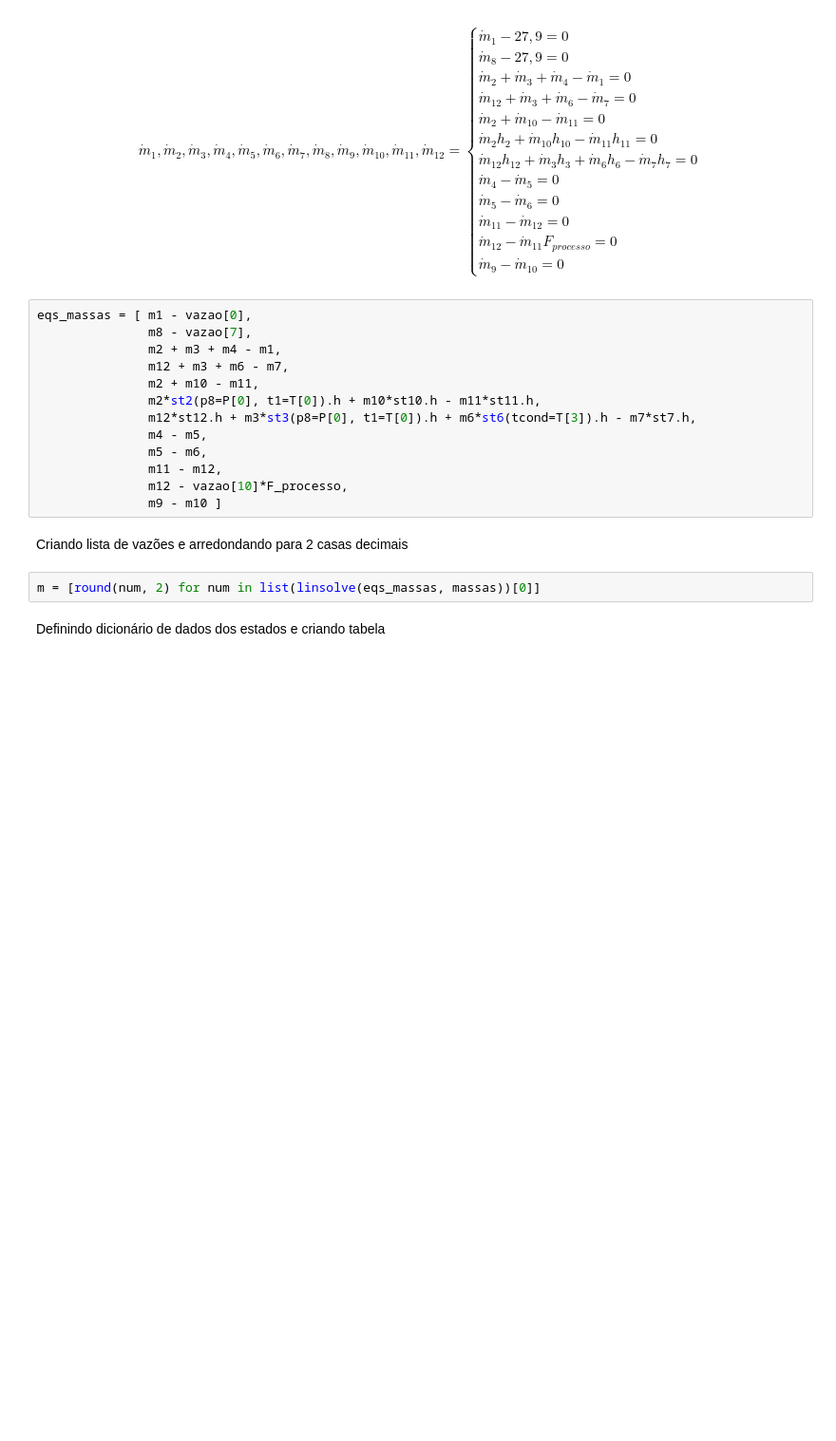
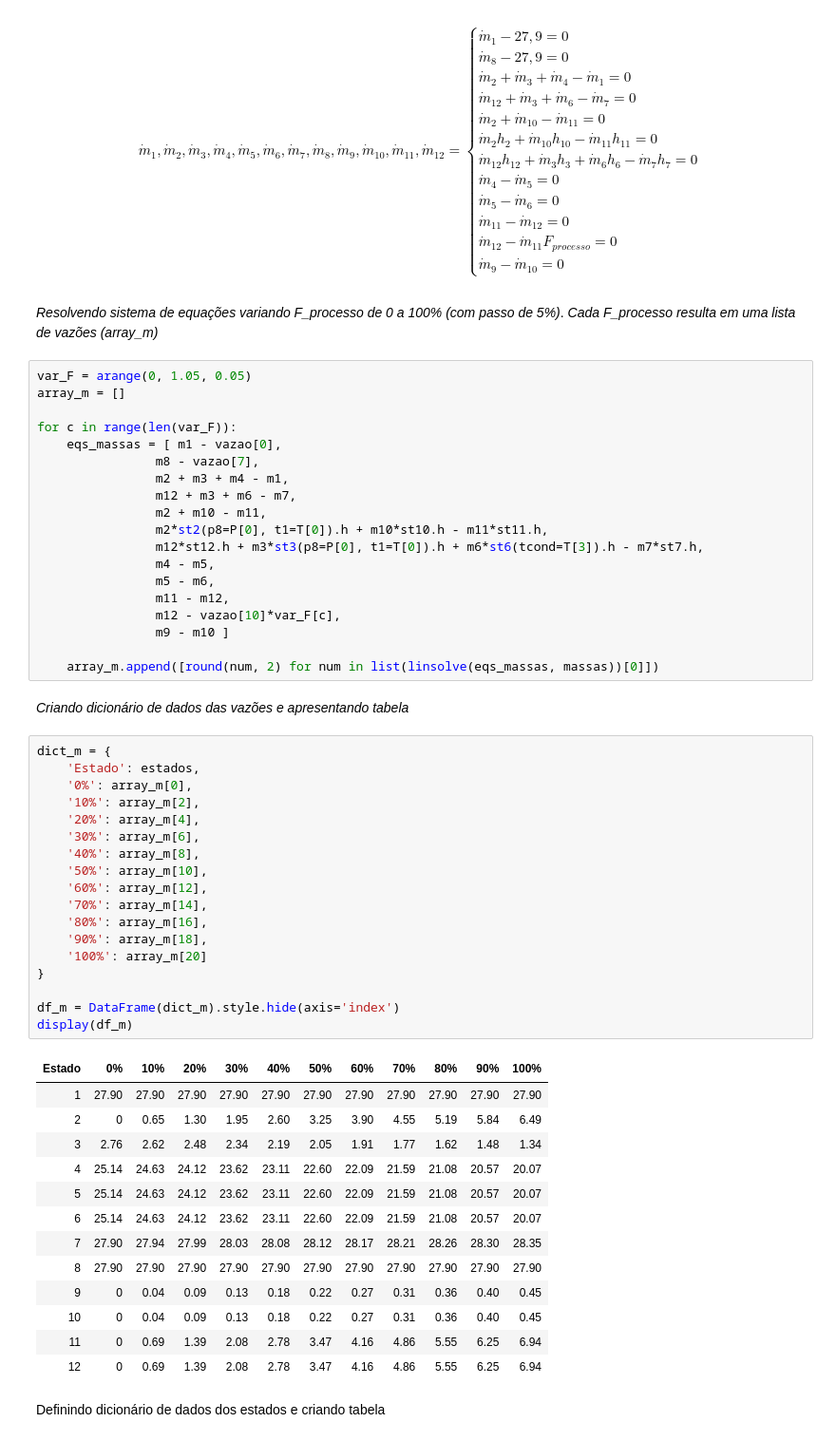
Before and after one commit to luaneng/gdv, a Jupyter notebook: projeto/main.ipynb, the cells around one changed output. Shown at 95% size. Saved outputs shown, nothing was run; the diff lists cells and outputs as text; blank space fills up the shorter version.

```diff
--- a/projeto/main.ipynb
+++ b/projeto/main.ipynb
@@ -231,23 +232,62 @@ $$ \dot{m}_{1}, \dot{m}_{2}, \dot{m}_{3}, \dot{m}_{4}, \dot{m}_{5}, \dot{m}_{6},
 \dot{m}_{9} - \dot{m}_{10} = 0
 \end{array}
 \right. $$
+# %% [markdown]
+_Resolvendo sistema de equações variando F_processo de 0 a 100% (com passo de 5%)_.
+_Cada F_processo resulta em uma lista de vazões (array_m)_
 # %%
-eqs_massas = [ m1 - vazao[0],
-               m8 - vazao[7],
-               m2 + m3 + m4 - m1,
-               m12 + m3 + m6 - m7,
-               m2 + m10 - m11,
-               m2*st2(p8=P[0], t1=T[0]).h + m10*st10.h - m11*st11.h,
-               m12*st12.h + m3*st3(p8=P[0], t1=T[0]).h + m6*st6(tcond=T[3]).h - m7*st7.h,
-               m4 - m5,
-               m5 - m6,
-               m11 - m12,
-               m12 - vazao[10]*F_processo,
-               m9 - m10 ]
+var_F = arange(0, 1.05, 0.05)
+array_m = []
+
+for c in range(len(var_F)):
+    eqs_massas = [ m1 - vazao[0],
+                m8 - vazao[7],
+                m2 + m3 + m4 - m1,
+                m12 + m3 + m6 - m7,
+                m2 + m10 - m11,
+                m2*st2(p8=P[0], t1=T[0]).h + m10*st10.h - m11*st11.h,
+                m12*st12.h + m3*st3(p8=P[0], t1=T[0]).h + m6*st6(tcond=T[3]).h - m7*st7.h,
+                m4 - m5,
+                m5 - m6,
+                m11 - m12,
+                m12 - vazao[10]*var_F[c],
+                m9 - m10 ]
+
+    array_m.append([round(num, 2) for num in list(linsolve(eqs_massas, massas))[0]])
-# %% [markdown]
-Criando lista de vazões e arredondando para 2 casas decimais
-# %%
-m = [round(num, 2) for num in list(linsolve(eqs_massas, massas))[0]]
+# %% [markdown]
+_Criando dicionário de dados das vazões e apresentando tabela_
+# %%
+dict_m = {
+    'Estado': estados,
+    '0%': array_m[0],
+    '10%': array_m[2],
+    '20%': array_m[4],
+    '30%': array_m[6],
+    '40%': array_m[8],
+    '50%': array_m[10],
+    '60%': array_m[12],
+    '70%': array_m[14],
+    '80%': array_m[16],
+    '90%': array_m[18],
+    '100%': array_m[20]
+}
+
+df_m = DataFrame(dict_m).style.hide(axis='index')
+display(df_m)
+# %% [output]
+| Estado | 0% | 10% | 20% | 30% | 40% | 50% | 60% | 70% | 80% | 90% | 100% |
+| 1 | 27.90 | 27.90 | 27.90 | 27.90 | 27.90 | 27.90 | 27.90 | 27.90 | 27.90 | 27.90 | 27.90 |
+| 2 | 0 | 0.65 | 1.30 | 1.95 | 2.60 | 3.25 | 3.90 | 4.55 | 5.19 | 5.84 | 6.49 |
+| 3 | 2.76 | 2.62 | 2.48 | 2.34 | 2.19 | 2.05 | 1.91 | 1.77 | 1.62 | 1.48 | 1.34 |
+| 4 | 25.14 | 24.63 | 24.12 | 23.62 | 23.11 | 22.60 | 22.09 | 21.59 | 21.08 | 20.57 | 20.07 |
+| 5 | 25.14 | 24.63 | 24.12 | 23.62 | 23.11 | 22.60 | 22.09 | 21.59 | 21.08 | 20.57 | 20.07 |
+| 6 | 25.14 | 24.63 | 24.12 | 23.62 | 23.11 | 22.60 | 22.09 | 21.59 | 21.08 | 20.57 | 20.07 |
+| 7 | 27.90 | 27.94 | 27.99 | 28.03 | 28.08 | 28.12 | 28.17 | 28.21 | 28.26 | 28.30 | 28.35 |
+| 8 | 27.90 | 27.90 | 27.90 | 27.90 | 27.90 | 27.90 | 27.90 | 27.90 | 27.90 | 27.90 | 27.90 |
+| 9 | 0 | 0.04 | 0.09 | 0.13 | 0.18 | 0.22 | 0.27 | 0.31 | 0.36 | 0.40 | 0.45 |
+| 10 | 0 | 0.04 | 0.09 | 0.13 | 0.18 | 0.22 | 0.27 | 0.31 | 0.36 | 0.40 | 0.45 |
+| 11 | 0 | 0.69 | 1.39 | 2.08 | 2.78 | 3.47 | 4.16 | 4.86 | 5.55 | 6.25 | 6.94 |
+| 12 | 0 | 0.69 | 1.39 | 2.08 | 2.78 | 3.47 | 4.16 | 4.86 | 5.55 | 6.25 | 6.94 |
 # %% [markdown]
 Definindo dicionário de dados dos estados e criando tabela
 # %%
```
Also changed, not shown: parts of 30 cells of this notebook.
